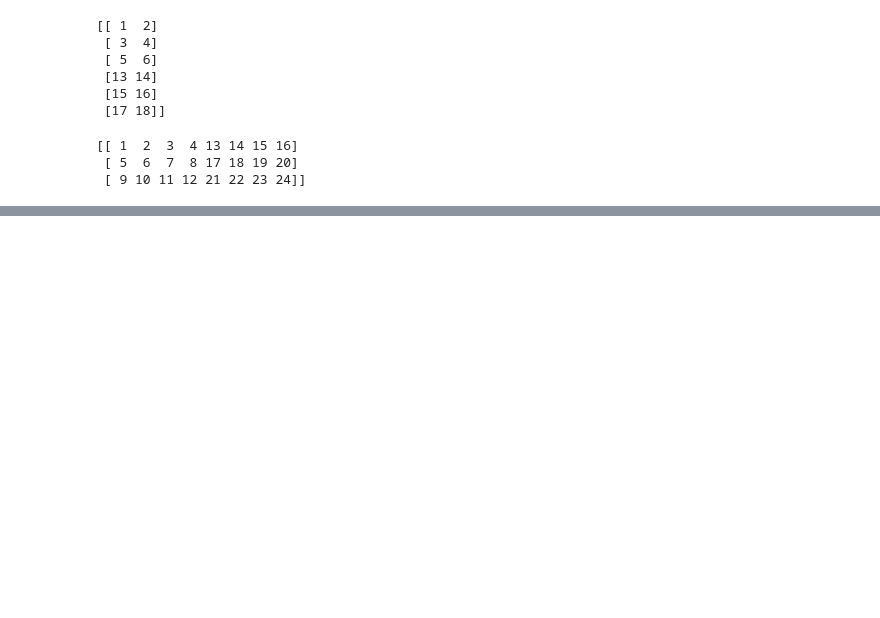
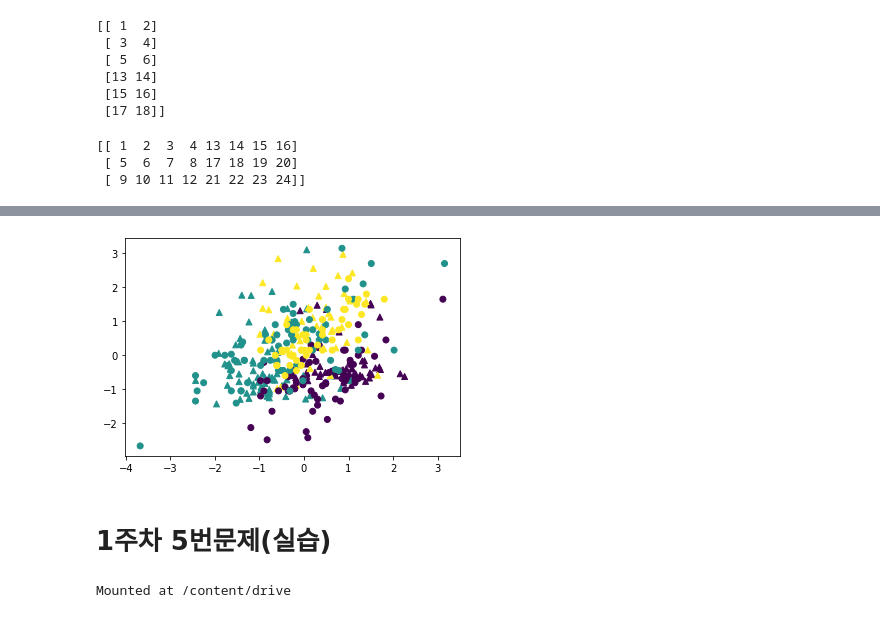
Before and after one commit to p-garden/dustmqdyd, a Jupyter notebook: 1week_test.ipynb, the cells around one changed output, grey strips where cells are left out. Cells and saved outputs as stored; diff of their text form; code cells hidden in the pictures; blank space fills up the shorter version.

Commit message:
Colaboratory를 통해 생성됨

```diff
--- a/1week_test.ipynb
+++ b/1week_test.ipynb
@@ -27,0 +161,19 @@ print(arr3)
+# %%
+import numpy as np
+alc_ = (df['alcohol'] - np.mean(df['alcohol'], axis = 0)) / np.std(df['alcohol'], axis = 0)
+malic_ = (df['malic_acid'] - np.mean(df['malic_acid'], axis = 0)) / np.std(df['malic_acid'], axis = 0)
+ash_ = (df['ash'] - np.mean(df['ash'], axis = 0)) / np.std(df['ash'], axis = 0)
+aoa_ = (df['alcalinity_of_ash'] - np.mean(df['alcalinity_of_ash'], axis = 0)) / np.std(df['alcalinity_of_ash'], axis = 0)
+# %%
+plt.scatter(alc_, malic_,c=wine_target, marker = '^')
+plt.scatter(ash_,aoa_,c=wine_target)
+plt.show()
+# %% [output]
+[figure, added]
+# %% [markdown]
+# **1주차 5번문제(실습)**
+# %%
+from google.colab import drive
+drive.mount('/content/drive')
+# %% [output]
+Mounted at /content/drive
```
Also changed, not shown: parts of 22 cells of this notebook.
